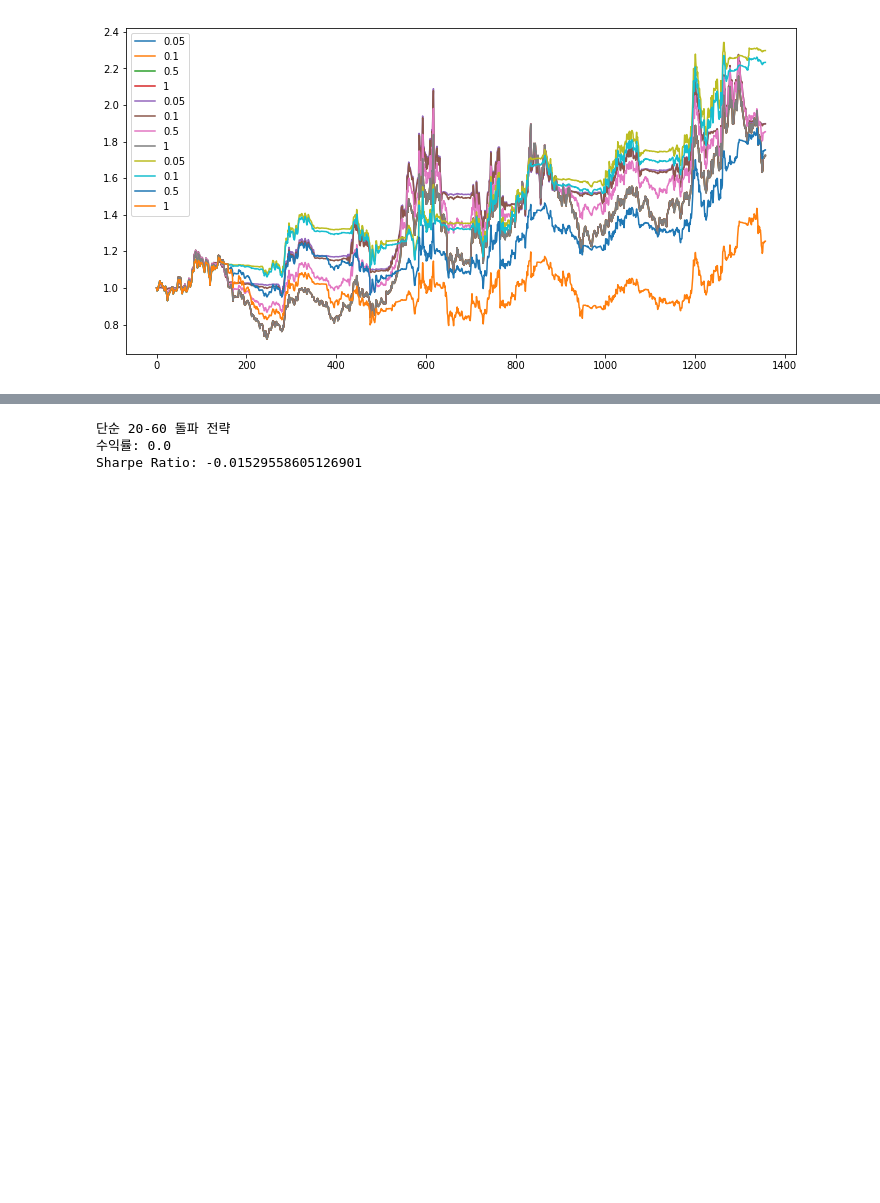
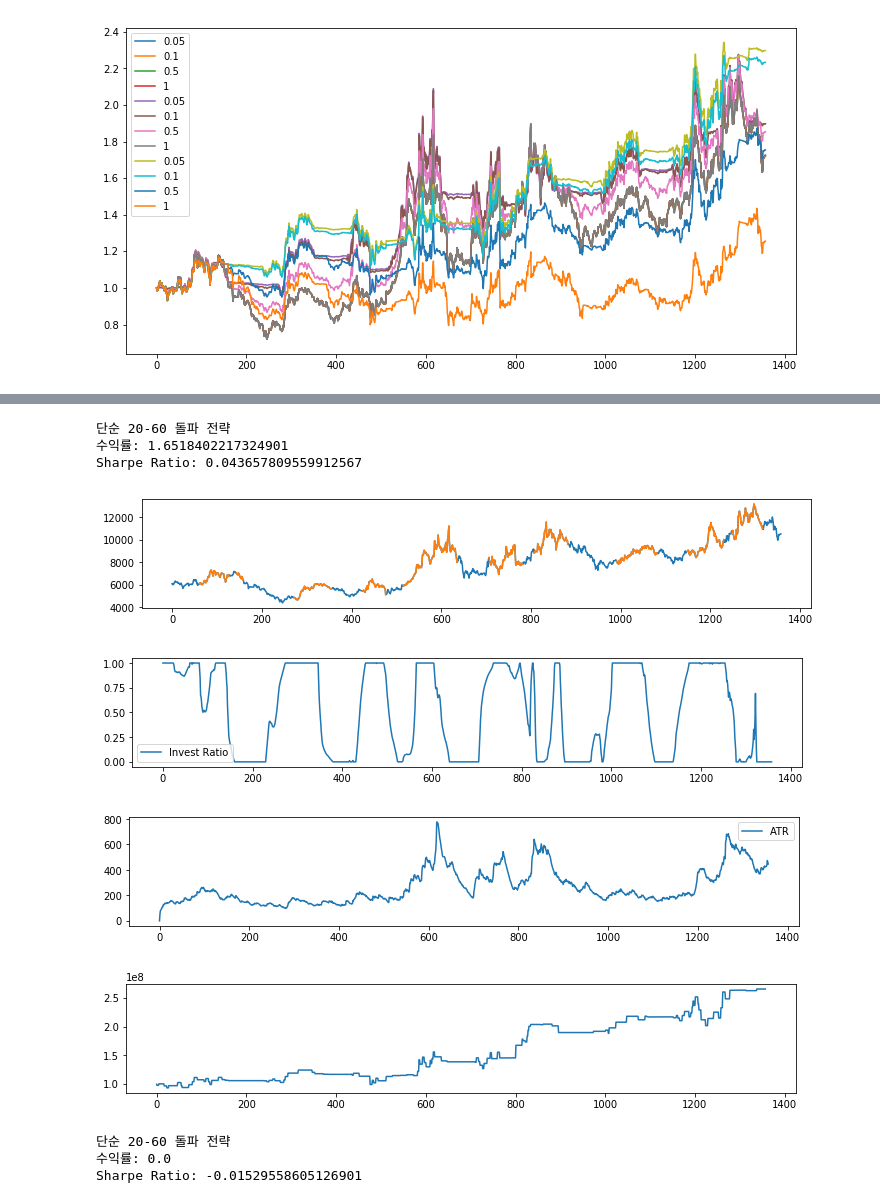
Before and after one commit to hyemin9403/keyst_notebooks, a Jupyter notebook: 리스크관리툴.ipynb, the cells around one changed output, grey strips where cells are left out. Saved outputs shown, nothing was run; the diff lists cells and outputs as text; code cells hidden in the pictures; blank space fills up the shorter version.

```diff
--- a/리스크관리툴.ipynb
+++ b/리스크관리툴.ipynb
@@ -505,18 +507,28 @@ def backtest(kelly_factor, stop_loss_factor, stop_loss_multiplier, profit_loss_r
 
     plt.rcParams["figure.figsize"] = (12, 2)
 
-#     p.plot()
-#     buy_signal_price.plot()
-#     plt.show()
+    p.plot()
+    buy_signal_price.plot()
+    plt.show()
 
-#     kelly_df.plot()
-#     plt.show()
+    kelly_df.plot()
+    plt.show()
 
-#     atr_df.plot()
-#     plt.show()
+    atr_df.plot()
+    plt.show()
 
     plt.plot(capital_history)
     plt.show()
+# %%
+backtest(True, True, 1, 1.5, '단순 20-60 돌파 전략')
+# %% [output]
+단순 20-60 돌파 전략
+수익률: 1.6518402217324901
+Sharpe Ratio: 0.043657809559912567
+[figure, added]
+[figure, added]
+[figure, added]
+[figure, added]
 # %%
 backtest(False, False, 0, 0, '단순 20-60 돌파 전략')
 backtest(True, False, 0, 0, '단순 20-60 돌파 + Kelly 전략')
```
Also changed, not shown: parts of 4 cells of this notebook, 2 other files.
